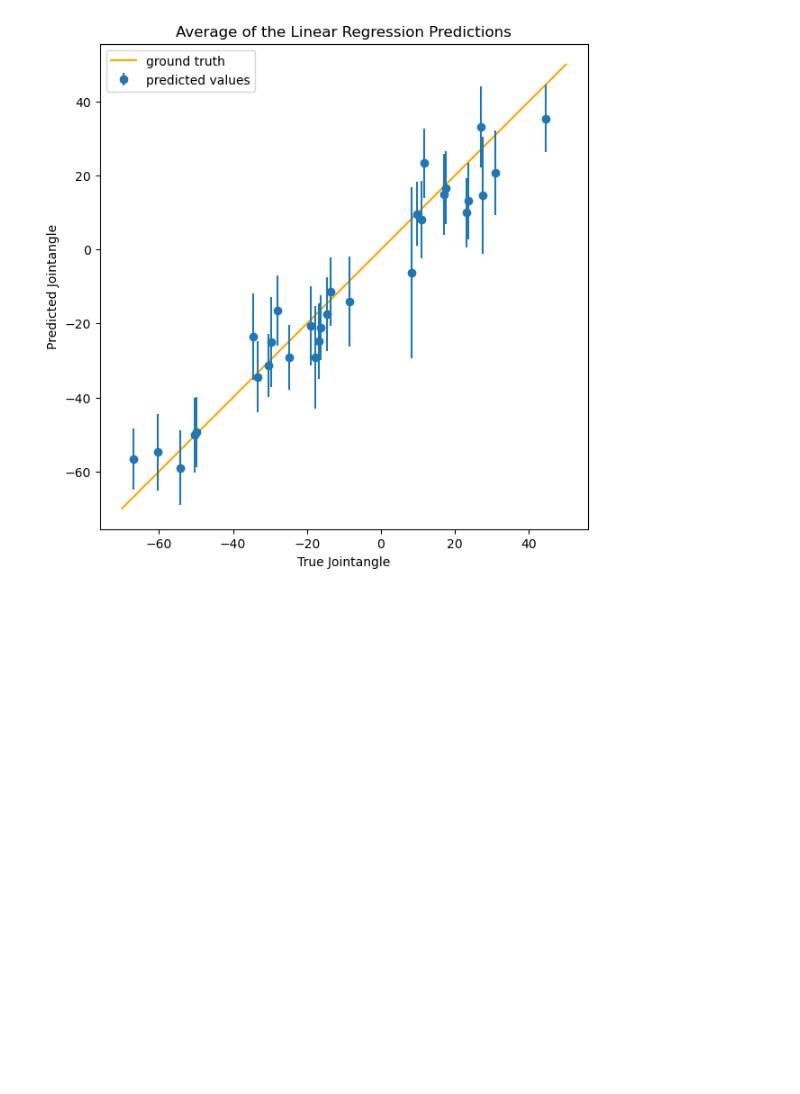
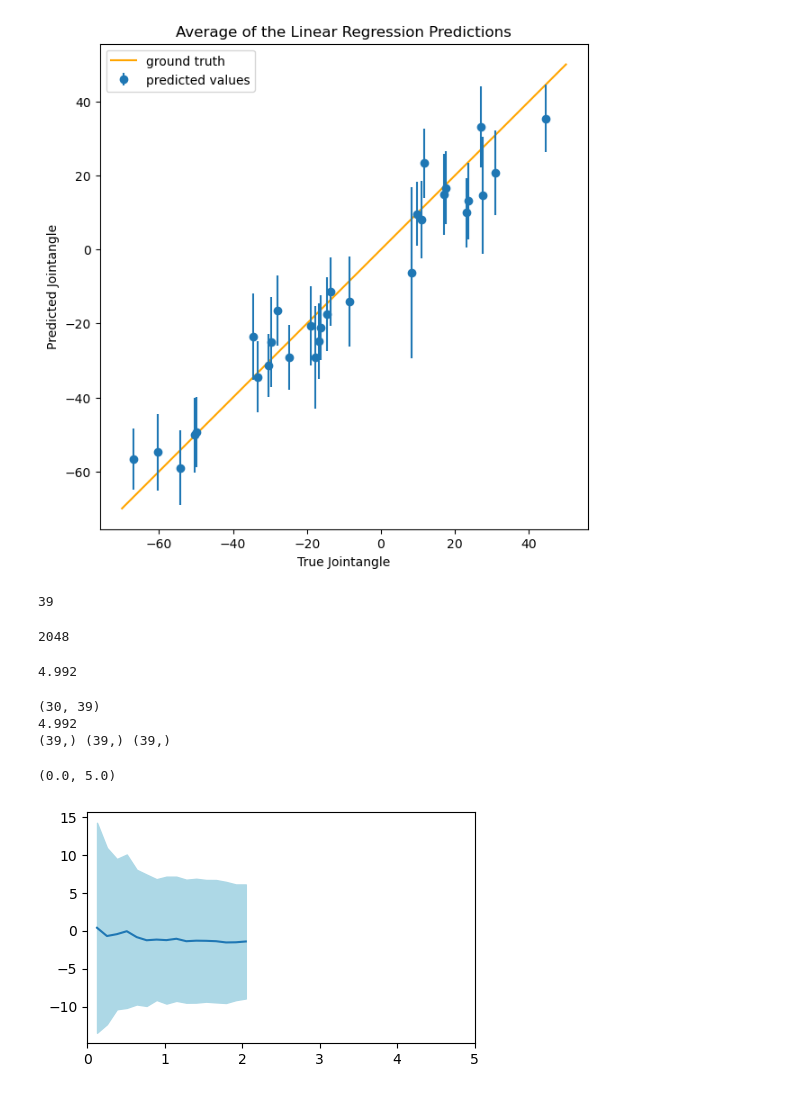
Before and after one commit to Tilman-Burghoff/acoustic-sensing, a Jupyter notebook: experiment2/data_exploration.ipynb, the cells around one changed output. Saved outputs shown, nothing was run; the diff lists cells and outputs as text; code cells hidden in the pictures; blank space fills up the shorter version.

```diff
--- a/experiment2/data_exploration.ipynb
+++ b/experiment2/data_exploration.ipynb
@@ -211,3 +206,34 @@ def make_errorbar_plot(y_true, y_pred):
 make_errorbar_plot(np.rad2deg(y_test), deg_preds)
 # %% [output]
 [figure]
+# %%
+split_into
+# %% [output]
+39
+# %%
+outputlength
+# %% [output]
+2048
+# %%
+split_intooutputlength / SR
+# %% [output]
+4.992
+# %%
+f, ax = plt.subplots(figsize=(5,3))
+cumulative_avg = (np.cumsum((deg_preds - np.rad2deg(y_test)).reshape(-1, split_into), axis=1)/(np.arange(split_into)+1)[None, :])
+print(cumulative_avg.shape)
+avg_cumsum = np.average(cumulative_avg, axis=0)
+std_cumsum = np.std(cumulative_avg, axis=0)
+x_time = np.arange(1, split_into+1) * outputlength / SR
+print(x_time[-1])
+print(x_time.shape, avg_cumsum.shape, std_cumsum.shape)
+
+ax.fill_between(x_time, avg_cumsum-std_cumsum, avg_cumsum+std_cumsum, color="lightblue")
+ax.plot(x_time, avg_cumsum)
+plt.xlim((0,5))
+# %% [output]
+(30, 39)
+4.992
+(39,) (39,) (39,)
+(0.0, 5.0)
+[figure, added]
```
Also changed, not shown: parts of 11 cells of this notebook.
